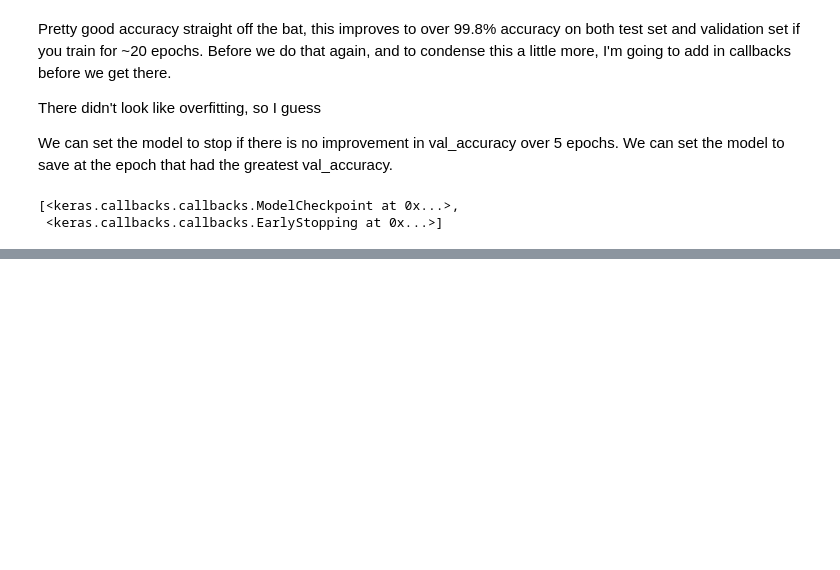
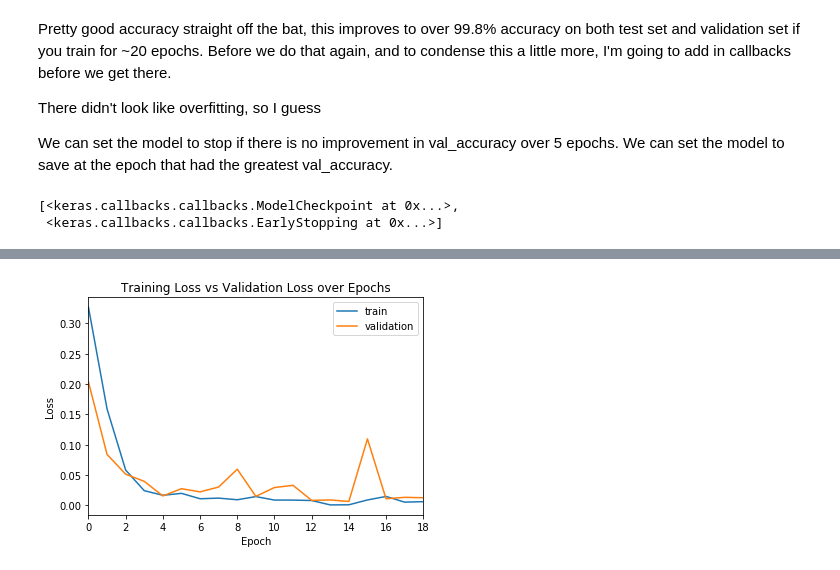
Before and after one commit to Cauchy-1899c/DST-Assessment-4, a Jupyter notebook: DST_5.ipynb, the cells around one changed output, grey strips where cells are left out. Drawn from its saved outputs; the diff is of its cells as text; code cells hidden in the pictures; blank space fills up the shorter version.

```diff
--- a/DST_5.ipynb
+++ b/DST_5.ipynb
@@ -294,0 +328,11 @@ Epoch 19/20
+# %%
+plt.plot(model_train.history['loss'], label='train')
+plt.plot(model_train.history['val_loss'], label='validation')
+plt.xlim(0,18)
+plt.legend()
+plt.title('Training Loss vs Validation Loss over Epochs')
+plt.ylabel('Loss')
+plt.xlabel('Epoch')
+plt.show()
+# %% [output]
+[figure, added]
```
Also changed, not shown: parts of 22 cells of this notebook.
